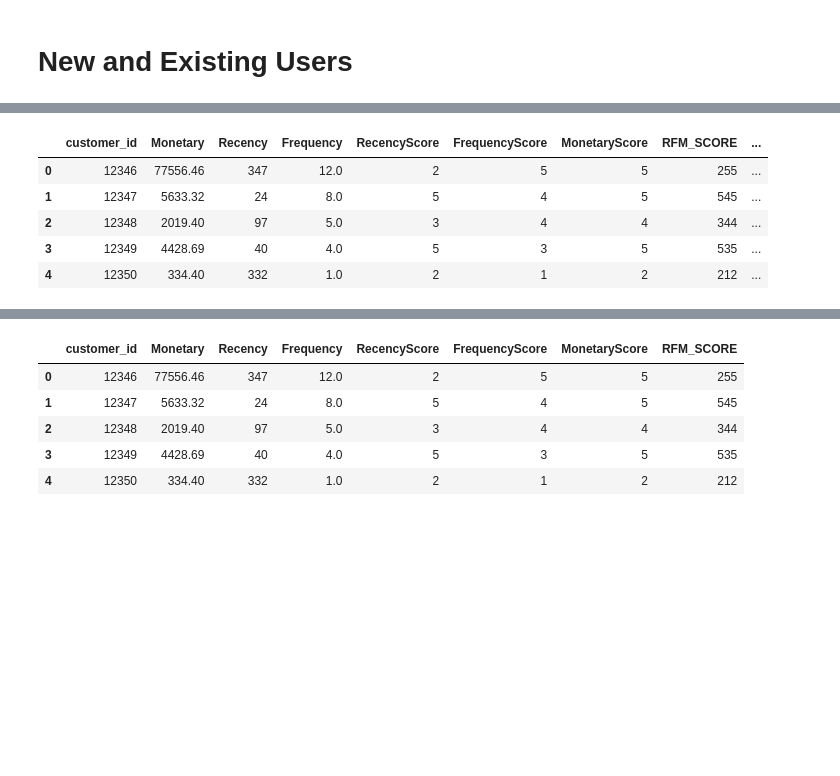
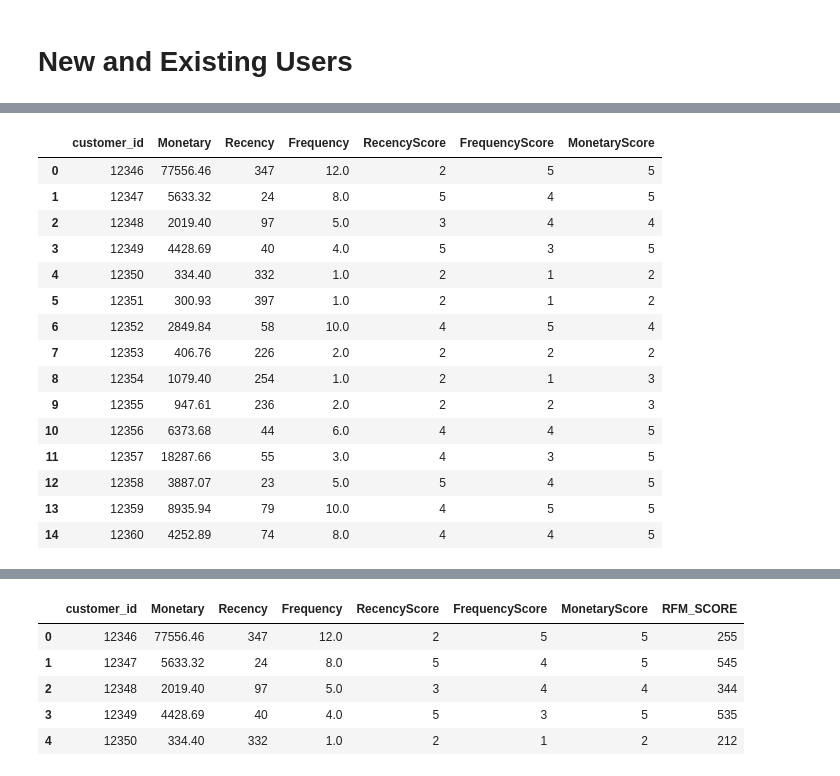
Before and after one commit to jarviscanada/jarvis_data_eng_SumikshTrehan, a Jupyter notebook: python_data_analytics/retail_data_analytics_wrangling.ipynb, the cells around one changed output, grey strips where cells are left out. Saved outputs shown, nothing was run; the diff lists cells and outputs as text; code cells hidden in the pictures; blank space fills up the shorter version.

```diff
--- a/python_data_analytics/retail_data_analytics_wrangling.ipynb
+++ b/python_data_analytics/retail_data_analytics_wrangling.ipynb
@@ -766,16 +766,26 @@ print(rfm_table.head())
 # %%
 #RFM score values
 rfm_table['RecencyScore'] = pd.qcut(rfm_table['Recency'],5,labels=[5,4,3,2,1])
 rfm_table['FrequencyScore'] = pd.qcut(rfm_table['Frequency'].rank(method="first"),5,labels=[1,2,3,4,5])
 rfm_table['MonetaryScore'] = pd.qcut(rfm_table['Monetary'],5,labels=[1,2,3,4,5])
-rfm_table.head()
+rfm_table.head(15)
 # %% [output]
-|  | customer_id | Monetary | Recency | Frequency | RecencyScore | FrequencyScore | MonetaryScore | RFM_SCORE | ... |
-| 0 | 12346 | 77556.46 | 347 | 12.0 | 2 | 5 | 5 | 255 | ... |
-| 1 | 12347 | 5633.32 | 24 | 8.0 | 5 | 4 | 5 | 545 | ... |
-| 2 | 12348 | 2019.40 | 97 | 5.0 | 3 | 4 | 4 | 344 | ... |
-| 3 | 12349 | 4428.69 | 40 | 4.0 | 5 | 3 | 5 | 535 | ... |
-| 4 | 12350 | 334.40 | 332 | 1.0 | 2 | 1 | 2 | 212 | ... |
+|  | customer_id | Monetary | Recency | Frequency | RecencyScore | FrequencyScore | MonetaryScore |
+| 0 | 12346 | 77556.46 | 347 | 12.0 | 2 | 5 | 5 |
+| 1 | 12347 | 5633.32 | 24 | 8.0 | 5 | 4 | 5 |
+| 2 | 12348 | 2019.40 | 97 | 5.0 | 3 | 4 | 4 |
+| 3 | 12349 | 4428.69 | 40 | 4.0 | 5 | 3 | 5 |
+| 4 | 12350 | 334.40 | 332 | 1.0 | 2 | 1 | 2 |
+| 5 | 12351 | 300.93 | 397 | 1.0 | 2 | 1 | 2 |
+| 6 | 12352 | 2849.84 | 58 | 10.0 | 4 | 5 | 4 |
+| 7 | 12353 | 406.76 | 226 | 2.0 | 2 | 2 | 2 |
+| 8 | 12354 | 1079.40 | 254 | 1.0 | 2 | 1 | 3 |
+| 9 | 12355 | 947.61 | 236 | 2.0 | 2 | 2 | 3 |
+| 10 | 12356 | 6373.68 | 44 | 6.0 | 4 | 4 | 5 |
+| 11 | 12357 | 18287.66 | 55 | 3.0 | 4 | 3 | 5 |
+| 12 | 12358 | 3887.07 | 23 | 5.0 | 5 | 4 | 5 |
+| 13 | 12359 | 8935.94 | 79 | 10.0 | 4 | 5 | 5 |
+| 14 | 12360 | 4252.89 | 74 | 8.0 | 4 | 4 | 5 |
 [interactive output not drawn]
 # %%
 rfm_table["RFM_SCORE"] = rfm_table['RecencyScore'].astype(str) + rfm_table['FrequencyScore'].astype(str) + rfm_table['MonetaryScore'].astype(str)
```
Also changed, not shown: parts of 3 cells of this notebook, 1 other file.
